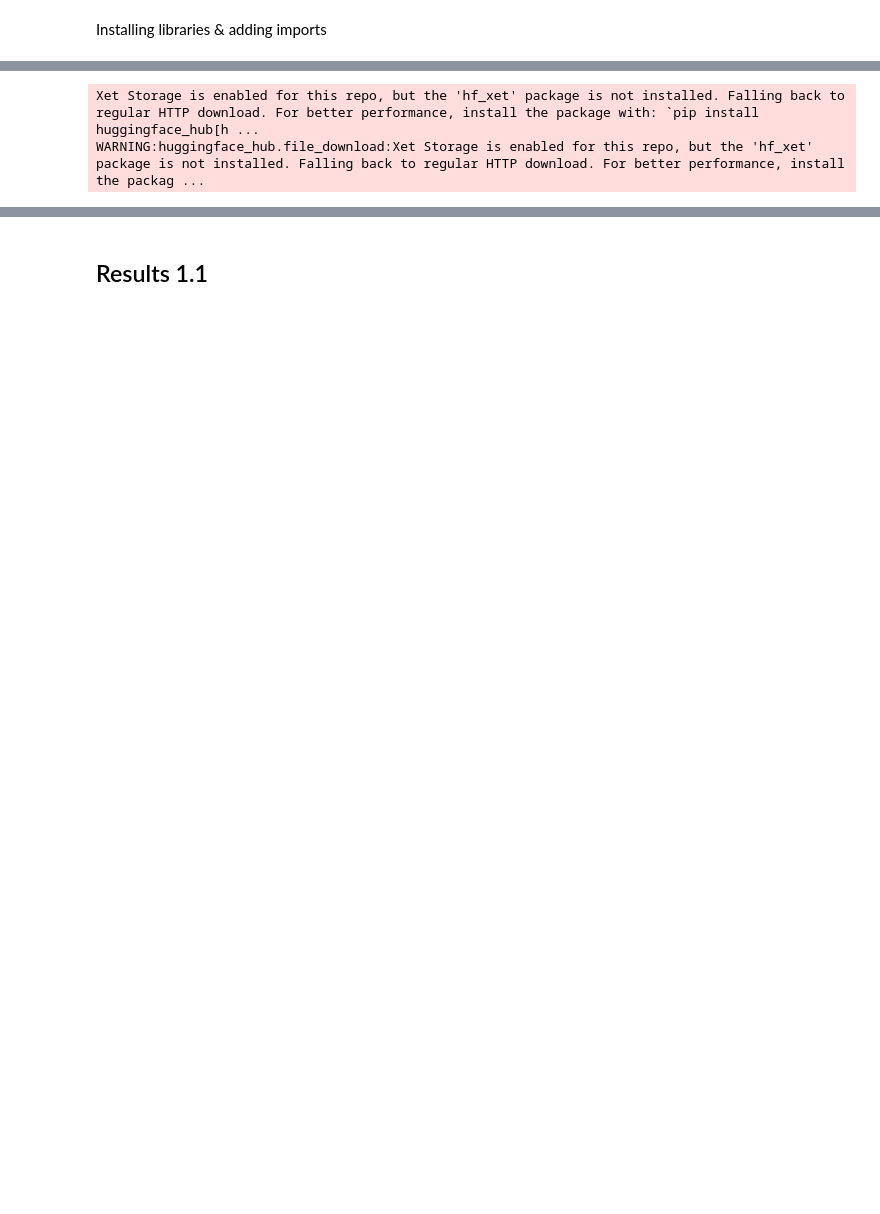
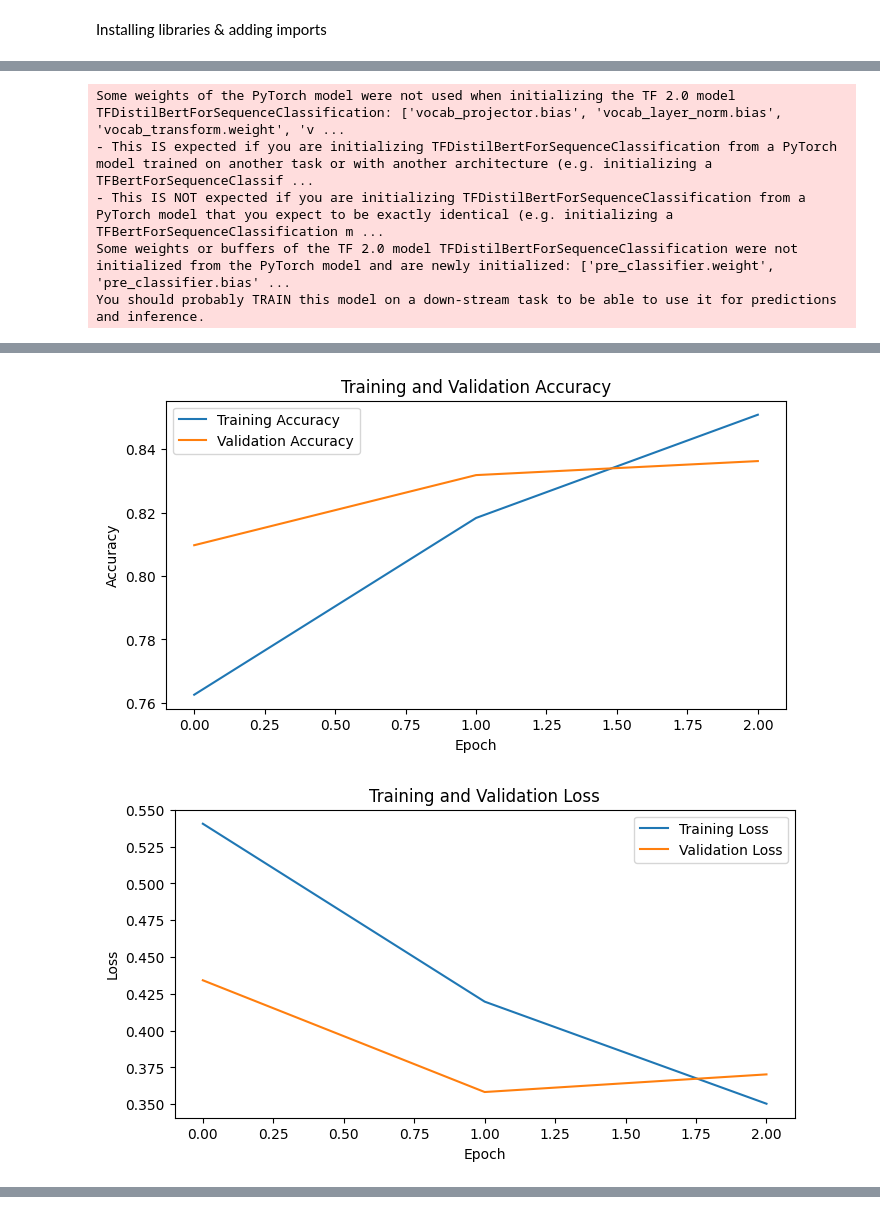
Before and after one commit to markbogorad/Fintext_NLP, a Jupyter notebook: projects/financial_sentiment_transfer_learning/part1_finetune.ipynb, the cells around one changed output, grey strips where cells are left out. Drawn from its saved outputs; the diff is of its cells as text; code cells hidden in the pictures; blank space fills up the shorter version.

```diff
--- a/projects/financial_sentiment_transfer_learning/part1_finetune.ipynb
+++ b/projects/financial_sentiment_transfer_learning/part1_finetune.ipynb
@@ -164,7 +361,28 @@ history = model.fit(
 eval_loss, eval_accuracy = model.evaluate(tf_test_dataset)
 print(f"Test Loss: {eval_loss:.4f}, Test Accuracy: {eval_accuracy:.4f}")
 
-# Confusion Matrix + Classification Report
+# Plot training & validation accuracy
+plt.figure(figsize=(8,4))
+plt.plot(history.history['accuracy'], label='Training Accuracy')
+plt.plot(history.history['val_accuracy'], label='Validation Accuracy')
+plt.title('Training and Validation Accuracy')
+plt.xlabel('Epoch')
+plt.ylabel('Accuracy')
+plt.legend()
+plt.show()
+
+# Plot training & validation loss
+plt.figure(figsize=(8,4))
+plt.plot(history.history['loss'], label='Training Loss')
+plt.plot(history.history['val_loss'], label='Validation Loss')
+plt.title('Training and Validation Loss')
+plt.xlabel('Epoch')
+plt.ylabel('Loss')
+plt.legend()
+plt.show()
+
+
+# Confusion Matrix & Classification Report
 y_pred_logits = model.predict(tf_test_dataset).logits
 y_pred = np.argmax(y_pred_logits, axis=1)
 
@@ -173,6 +391,16 @@ y_true = np.concatenate([y for x, y in tf_test_dataset], axis=0)
 print(classification_report(y_true, y_pred, target_names=["Negative", "Neutral", "Positive"]))
 
 print(confusion_matrix(y_true, y_pred))
+
+cm = confusion_matrix(y_true, y_pred)
+sns.heatmap(cm, annot=True, fmt="d", cmap="Blues", xticklabels=["Negative", "Neutral", "Positive"], yticklabels=["Negative", "Neutral", "Positive"])
+plt.title('Confusion Matrix')
+plt.ylabel('True Label')
+plt.xlabel('Predicted Label')
+plt.show()
 # %% [output]
-Xet Storage is enabled for this repo, but the 'hf_xet' package is not installed. Falling back to regular HTTP download. For better performance, install the package with: `pip install huggingface_hub[h ...
-WARNING:huggingface_hub.file_download:Xet Storage is enabled for this repo, but the 'hf_xet' package is not installed. Falling back to regular HTTP download. For better performance, install the packag ...
+Some weights of the PyTorch model were not used when initializing the TF 2.0 model TFDistilBertForSequenceClassification: ['vocab_projector.bias', 'vocab_layer_norm.bias', 'vocab_transform.weight', 'v ...
+- This IS expected if you are initializing TFDistilBertForSequenceClassification from a PyTorch model trained on another task or with another architecture (e.g. initializing a TFBertForSequenceClassif ...
+- This IS NOT expected if you are initializing TFDistilBertForSequenceClassification from a PyTorch model that you expect to be exactly identical (e.g. initializing a TFBertForSequenceClassification m ...
+Some weights or buffers of the TF 2.0 model TFDistilBertForSequenceClassification were not initialized from the PyTorch model and are newly initialized: ['pre_classifier.weight', 'pre_classifier.bias' ...
+You should probably TRAIN this model on a down-stream task to be able to use it for predictions and inference.
@@ -183,0 +415,2 @@ You should probably TRAIN this model on a down-stream task to be able to use it
+[figure, added]
+[figure, added]
@@ -201,2 +431,0 @@ Test Loss: 0.3374, Test Accuracy: 0.8590
-# %% [markdown]
-## Results 1.1
```
Also changed, not shown: parts of 39 cells of this notebook.
